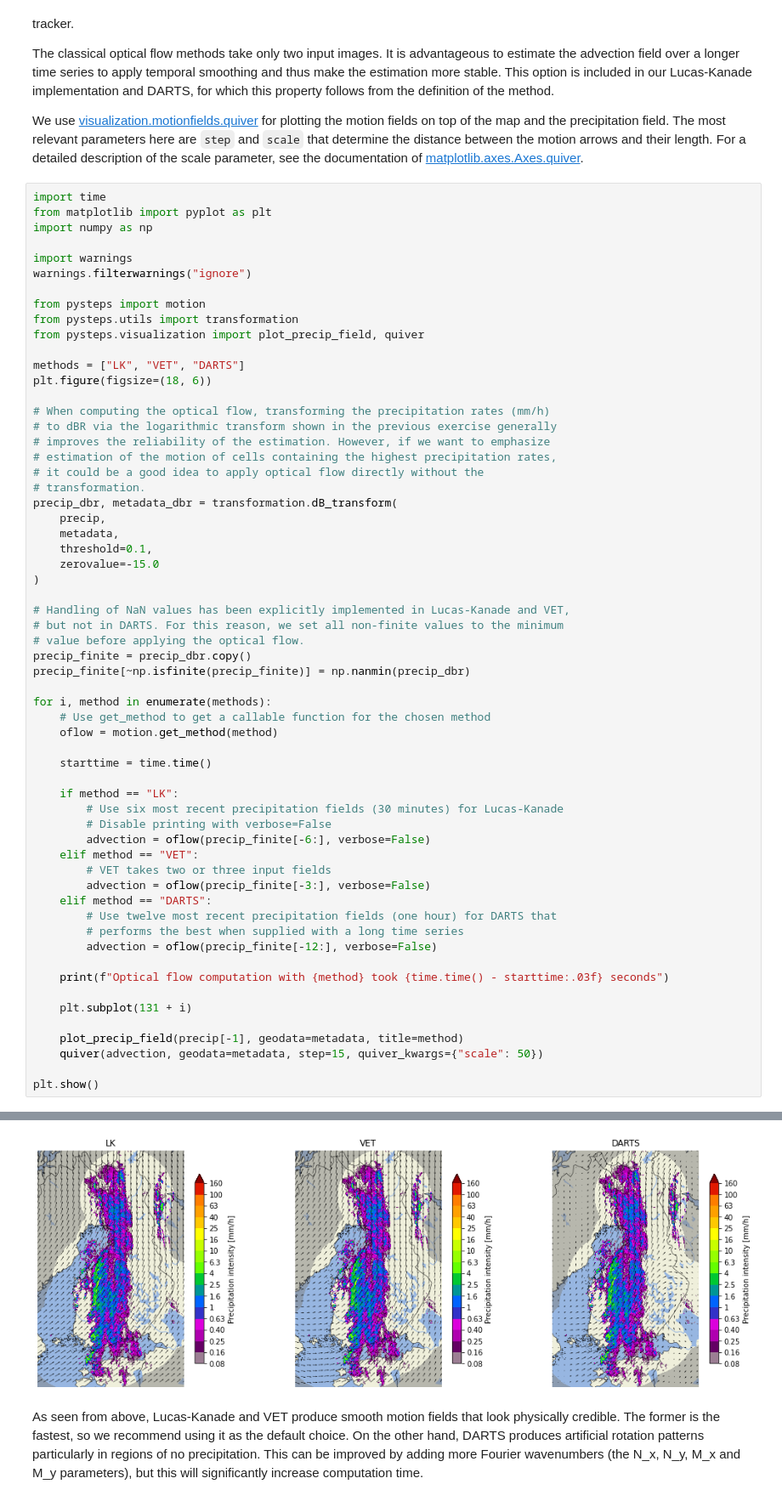
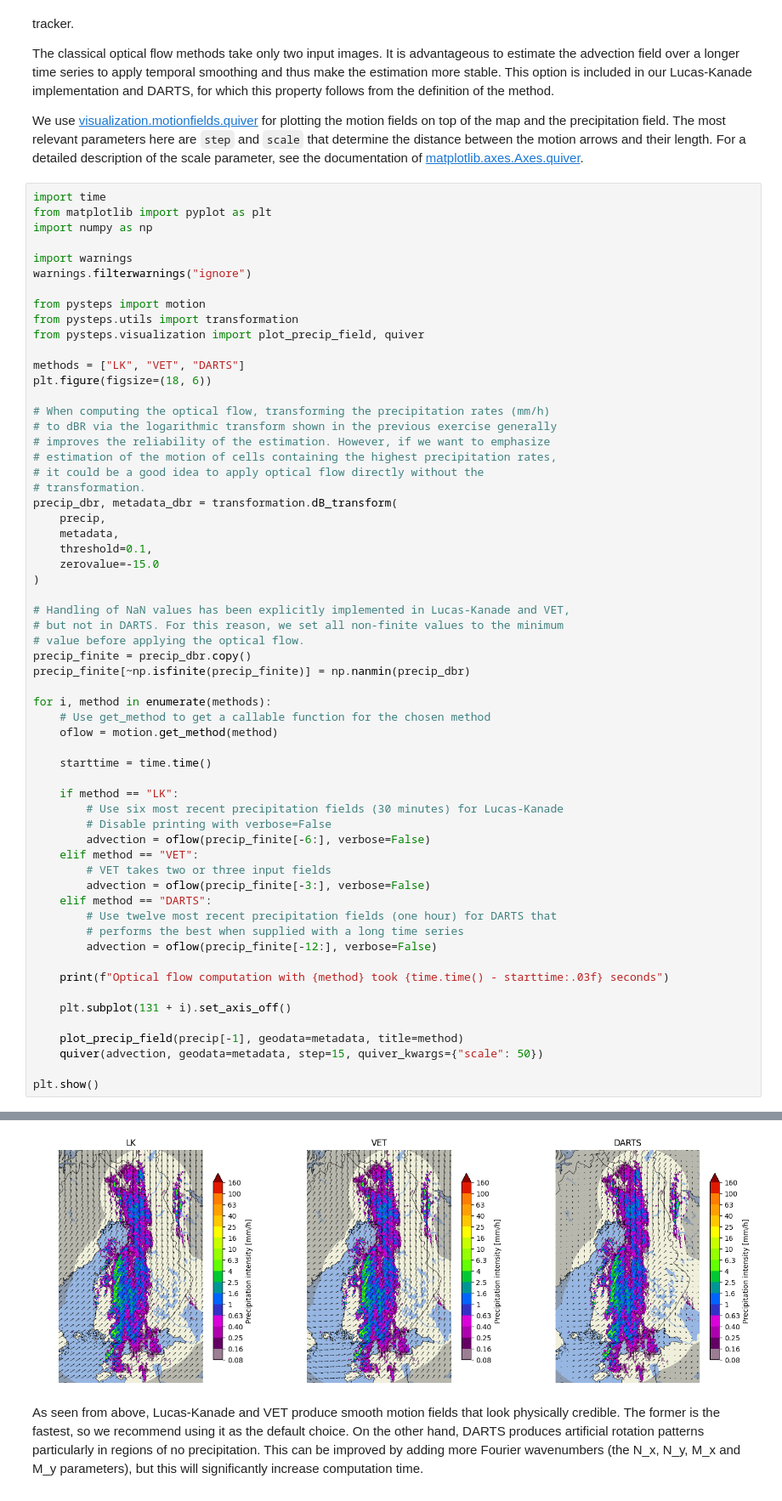
Before and after one commit to pySTEPS/ERAD-nowcasting-course-2026, a Jupyter notebook: notebooks/exercise_notebooks/block_03_optical_flow_and_extrapolation.ipynb, the cells around one changed output, grey strips where cells are left out. Shown at 85% size. Drawn from its saved outputs; the diff is of its cells as text.

```diff
--- a/notebooks/exercise_notebooks/block_03_optical_flow_and_extrapolation.ipynb
+++ b/notebooks/exercise_notebooks/block_03_optical_flow_and_extrapolation.ipynb
@@ -102,7 +102,7 @@ for i, method in enumerate(methods):
 
     print(f"Optical flow computation with {method} took {time.time() - starttime:.03f} seconds")
 
-    plt.subplot(131 + i)
+    plt.subplot(131 + i).set_axis_off()
 
     plot_precip_field(precip[-1], geodata=metadata, title=method)
     quiver(advection, geodata=metadata, step=15, quiver_kwargs={"scale": 50})
@@ -115,4 +115,4 @@ Optical flow computation with DARTS took 2.398 seconds
-[figure, old version]
+[figure, new version]
 # %% [markdown]
 As seen from above, Lucas-Kanade and VET produce smooth motion fields that look physically credible. The former is the fastest, so we recommend using it as the default choice. On the other hand, DARTS produces artificial rotation patterns particularly in regions of no precipitation. This can be improved by adding more Fourier wavenumbers (the N_x, N_y, M_x and M_y parameters), but this will significantly increase computation time.
 # %% [markdown]
```
Also changed, not shown: parts of 4 cells of this notebook.
